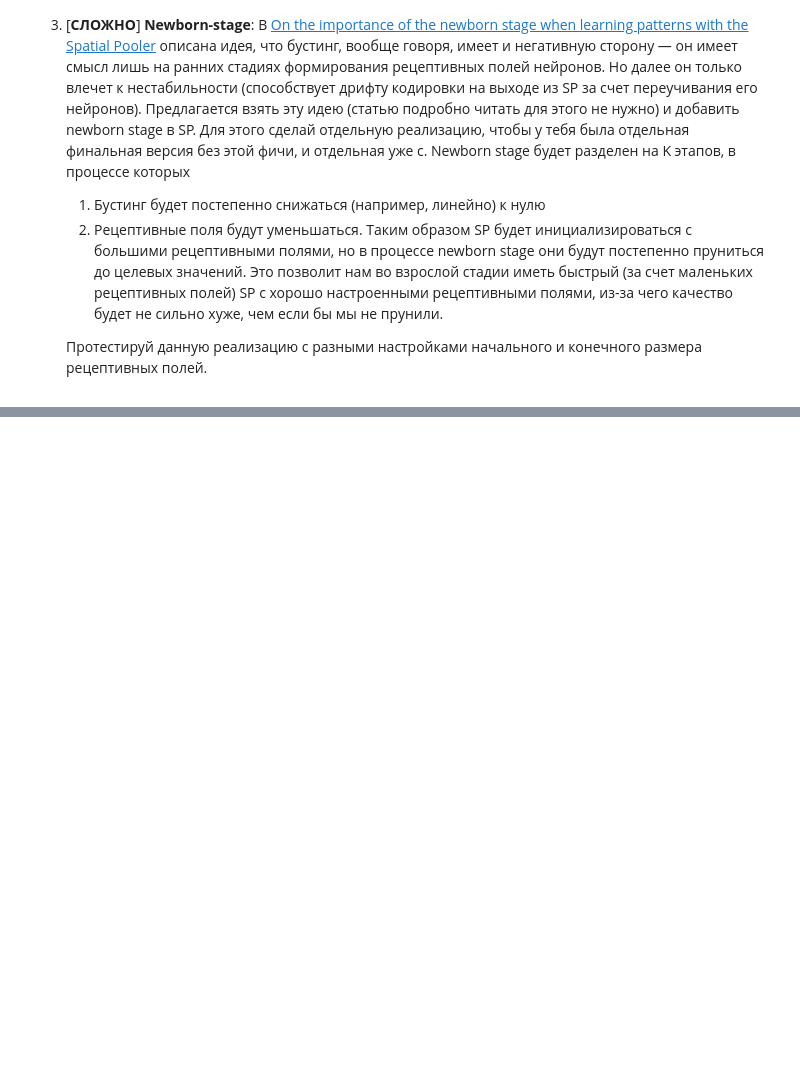
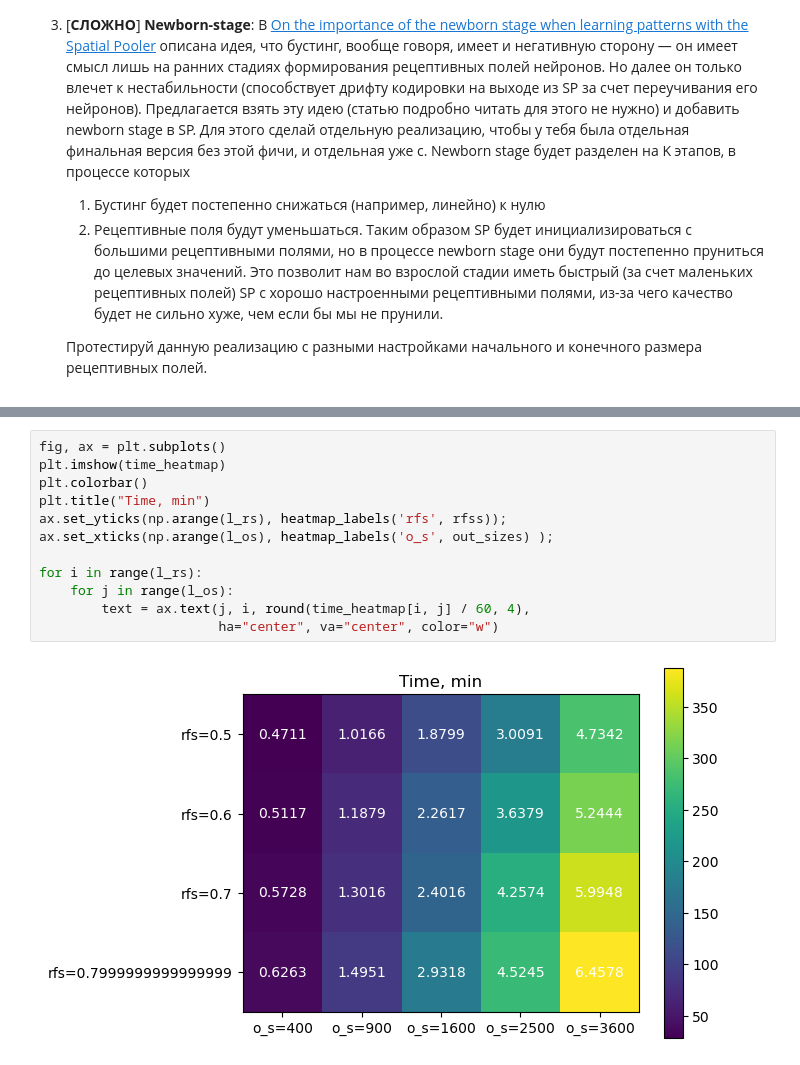
Before and after one commit to GurevichPE/cds_internship_tasks_sp, a Jupyter notebook: sp.ipynb, the cells around one changed output, grey strips where cells are left out. Cells and saved outputs as stored; diff of their text form; blank space fills up the shorter version.

```diff
--- a/sp.ipynb
+++ b/sp.ipynb
@@ -951,0 +977,14 @@ for i, rfs in enumerate(rfss):
+# %%
+fig, ax = plt.subplots()
+plt.imshow(time_heatmap)
+plt.colorbar()
+plt.title("Time, min")
+ax.set_yticks(np.arange(l_rs), heatmap_labels('rfs', rfss));
+ax.set_xticks(np.arange(l_os), heatmap_labels('o_s', out_sizes) );
+
+for i in range(l_rs):
+    for j in range(l_os):
+        text = ax.text(j, i, round(time_heatmap[i, j] / 60, 4),
+                       ha="center", va="center", color="w")
+# %% [output]
+[figure, added]
```
Also changed, not shown: parts of 2 cells of this notebook.
